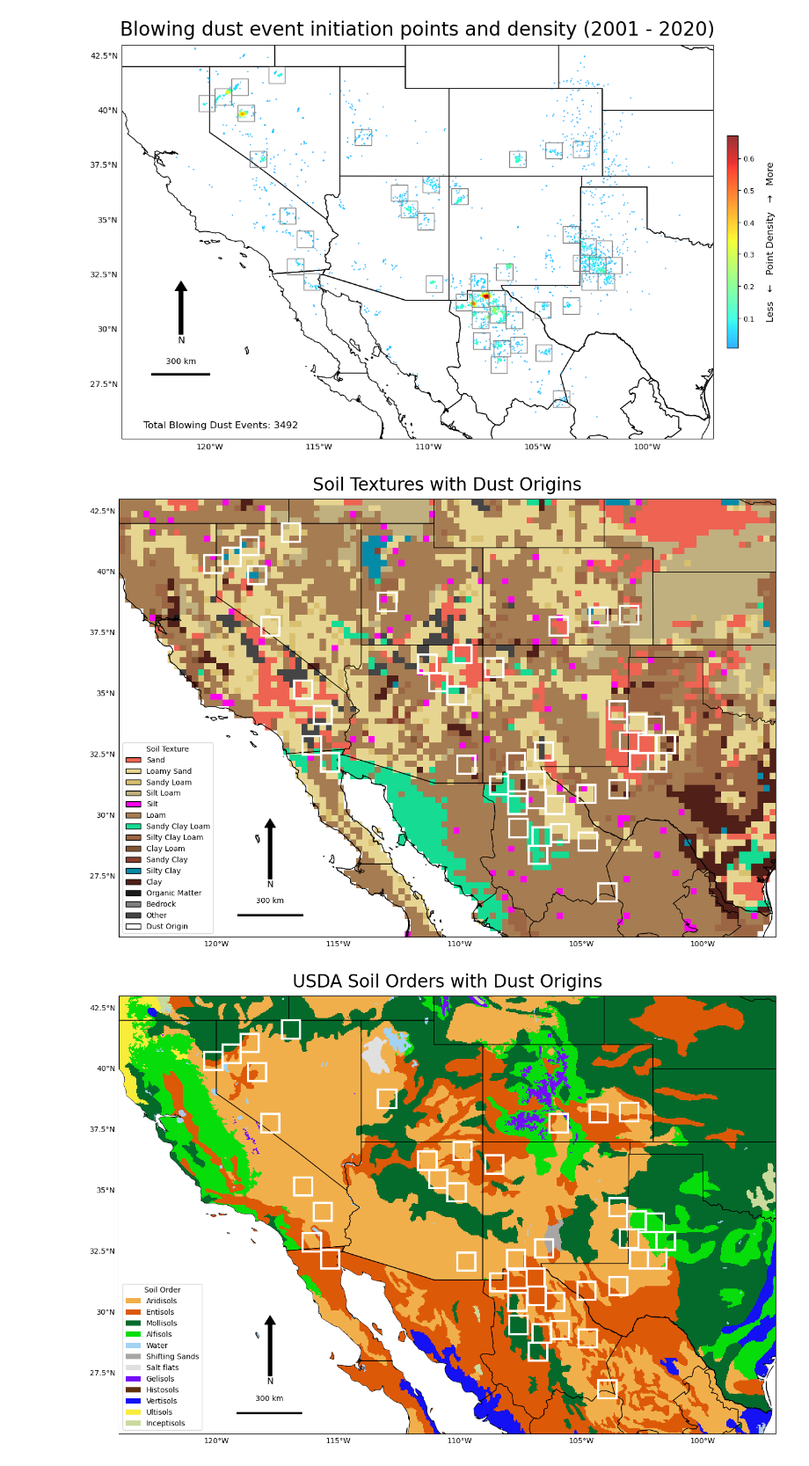
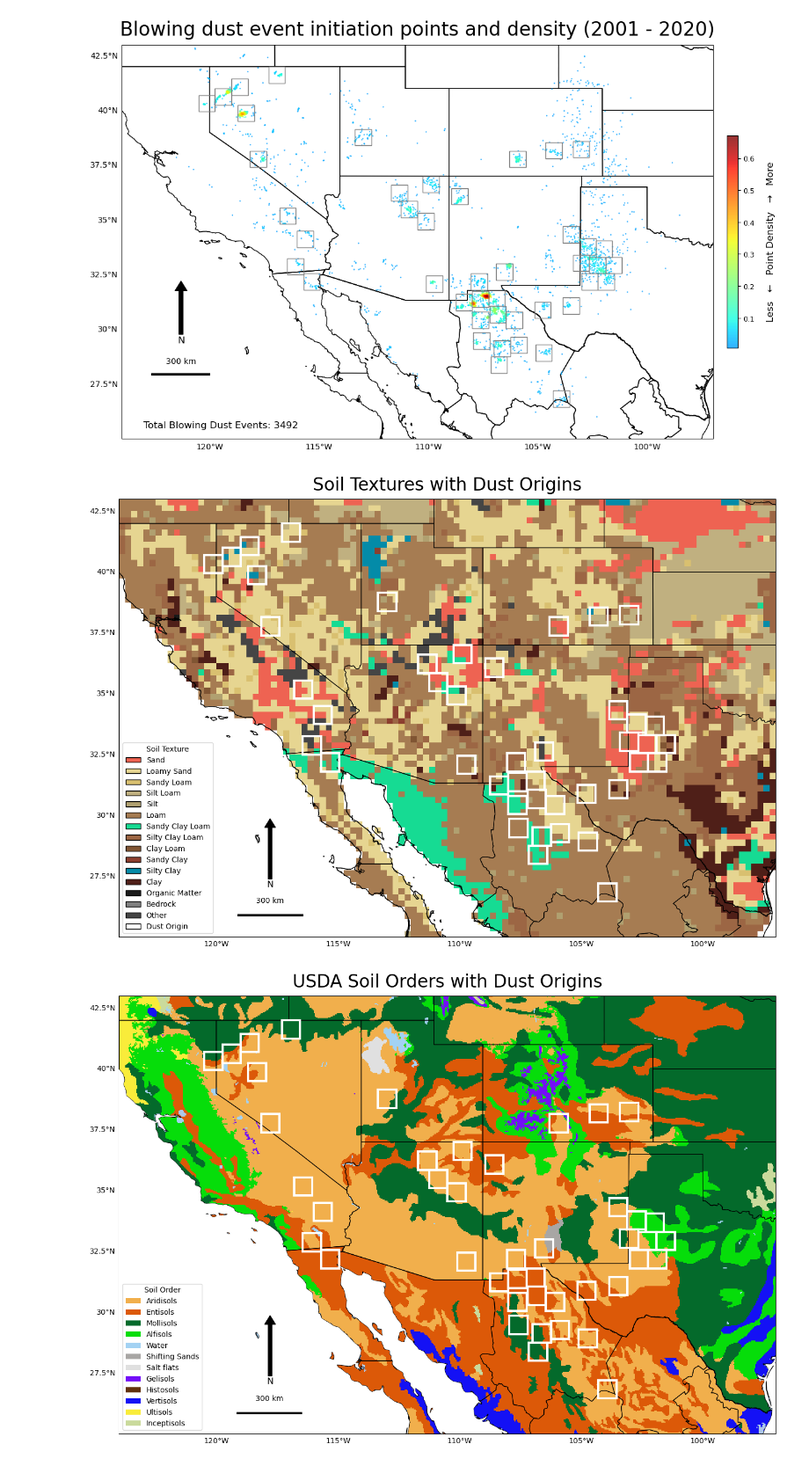
Before and after one commit to jesseturner/WLDAS_Analysis, a Jupyter notebook: ANALYSIS_map_figures.ipynb, the cells around one changed output. Shown at 88% size. Cells and saved outputs as stored; diff of their text form; code cells hidden in the pictures.

```diff
--- a/ANALYSIS_map_figures.ipynb
+++ b/ANALYSIS_map_figures.ipynb
@@ -199,7 +199,6 @@ filtered_ds = texture_ds.sel(
 )
 # %%
 soil_cmap, texture_colors, texture_dict = common_functions.get_texture_map_features()
-texture_colors[4] = "#FF00F2" #--- Temporarily highlighting silt
 
 fig, ax = plt.subplots(figsize=(16, 12), subplot_kw={"projection": ccrs.PlateCarree()})
 
@@ -222,34 +221,34 @@ ax.add_feature(all_states_provinces, edgecolor="black", linewidth=0.8)
 ax.add_feature(cfeature.COASTLINE, edgecolor="black", linewidth=0.8)
 ax.add_feature(cfeature.BORDERS, edgecolor="black", linewidth=0.8)
 min_lat, max_lat, min_lon, max_lon = common_functions._get_coords_for_region(location_name)
 ax.set_extent([min_lon, max_lon, min_lat, max_lat], crs=ccrs.PlateCarree())
 gl = ax.gridlines(draw_labels=True, linewidth=0, color='gray', alpha=0.7)
 gl.top_labels = False
 gl.right_labels = False
 
 ax.set_title("Soil Textures with Dust Origins", fontsize=24, pad=12)
 legend_handles = [
     Patch(facecolor=color, edgecolor="black", label=label)
     for label, color in zip(texture_dict.values(), texture_colors)
 ]
 
 dust_handle = Patch(
     facecolor="white",
     edgecolor="black",
     label="Dust Origin"
 )
 ax.legend(
     handles=legend_handles + [dust_handle],
     title="Soil Texture",
     loc="lower left",
     frameon=True
 )
 
 plt.savefig(f"plots/3_texture_0_map.png",
             dpi=600, bbox_inches='tight')
 plt.show()
 # %% [output]
-[figure, old version]
+[figure, new version]
 # %%
 #--- Open soil order data
 soil_da = xr.open_dataarray('DATA/raw/soil_orders_usda/soil_major_orders_2026-06-22.nc')
```
Also changed, not shown: 2 other files.
